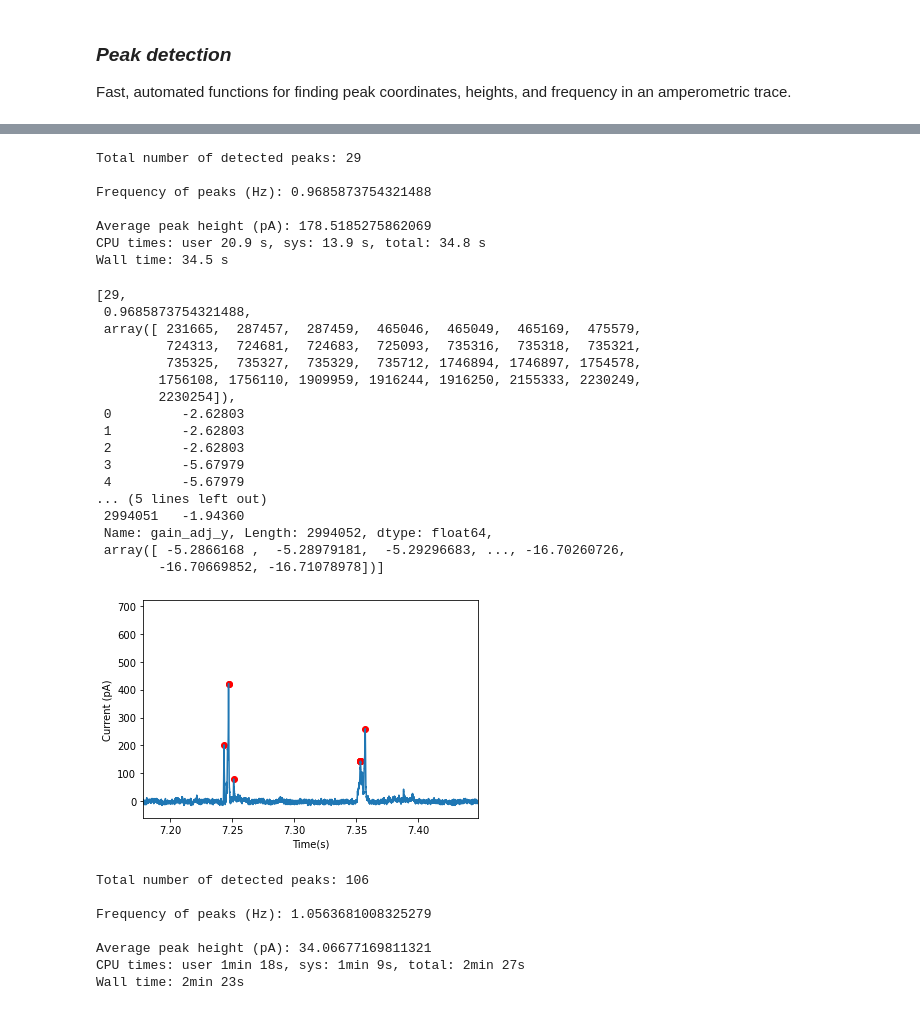
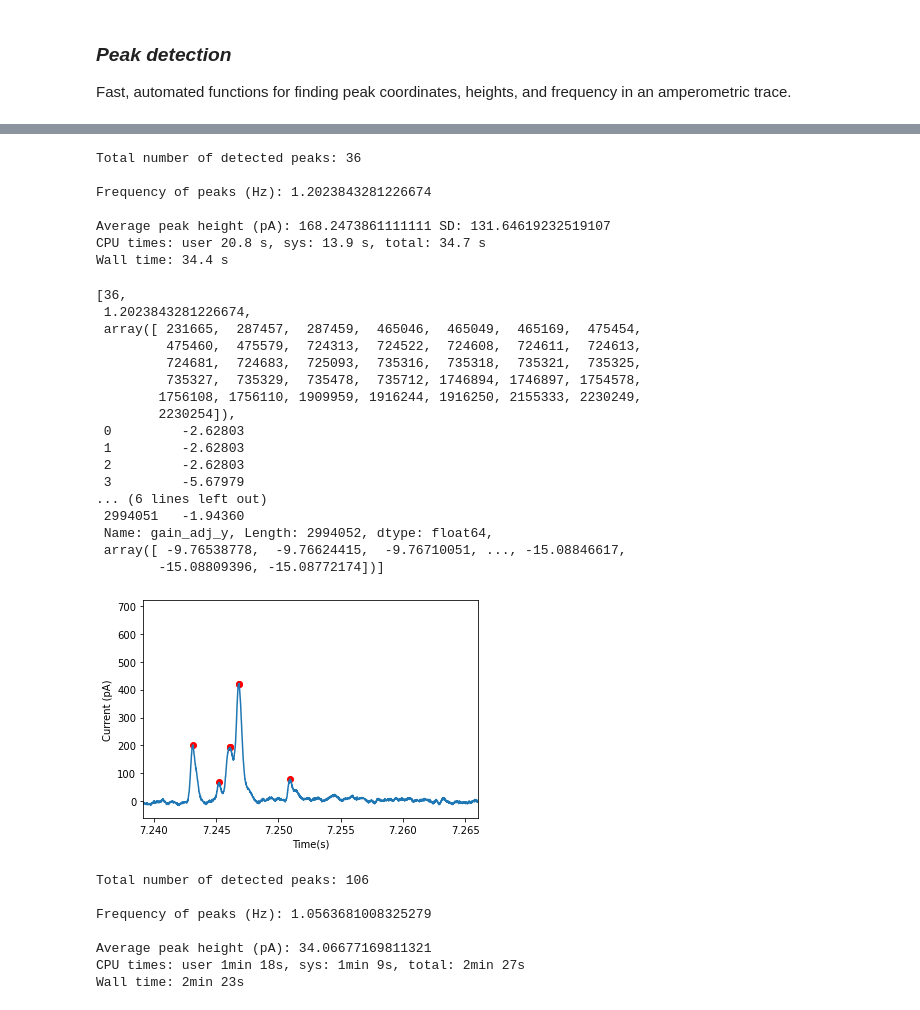
Before and after one commit to cmcalli716/SignalProcessing, a Jupyter notebook: SignalProcessing/Amperometry Signal Processing Software - Development Notebook .ipynb, the cells around one changed output, grey strips where cells are left out. Saved outputs shown, nothing was run; the diff lists cells and outputs as text; code cells hidden in the pictures.

```diff
--- a/SignalProcessing/Amperometry Signal Processing Software - Development Notebook .ipynb
+++ b/SignalProcessing/Amperometry Signal Processing Software - Development Notebook .ipynb
@@ -74,7 +118,7 @@ def peak_detector(file, SNR, wval, gain_adj, zoom = False):
     # Gain adjustment
     df['gain_adj_y'] = df[1] * gain_adj
     # Finding Baseline
-    bline = baseline_als_optimized(df['gain_adj_y'], 10e7, 0.001)
+    bline = baseline_als_optimized(df['gain_adj_y'], 10e9, 0.001)
     # Setting height threshold based on desired S/N Ratio
     hthresh = bline + SNR * df['gain_adj_y'].std()
     # Using scipy.signal.find_peaks() to analyze current data
@@ -86,13 +130,14 @@ def peak_detector(file, SNR, wval, gain_adj, zoom = False):
     peak_indices = peaks[0]
     # Finding average peak height
     av_ph = np.mean(ycoords)
+    std_ph = np.std(ycoords)
     # Calculate number of peaks
     npeaks = len(xcoords)
     freq = npeaks/(np.max(df[0]) - np.min(df[0]))
 
     # Find period of time with most peaks using histogram function
     # Determining number of bins (based on 300 ms window)
-    nbins = int(np.max(xcoords)/0.3)
+    nbins = int(np.max(xcoords)/0.03)
     # compute histogram
     pop, left_edges = np.histogram(xcoords, nbins)
     # Find zoom window
@@ -116,7 +161,7 @@ def peak_detector(file, SNR, wval, gain_adj, zoom = False):
 
     print("\nTotal number of detected peaks: " + str(npeaks))
     print('\nFrequency of peaks (Hz): ' + str(freq))
-    print("\nAverage peak height (pA): " + str(av_ph))
+    print("\nAverage peak height (pA): " + str(av_ph) + ' SD: ' + str(std_ph))
     return [npeaks, freq, peak_indices, df['gain_adj_y'], bline]
 # %%
 %%time
@@ -149,33 +194,33 @@ Wall time: 34.1 s
 [figure]
 # %%
 %%time
-peak_detector(testfile, 10, 35, 10, zoom = True)
+peak_detector(testfile, 10, 15, 10, zoom = True)
 # %% [output]
-Total number of detected peaks: 29
+Total number of detected peaks: 36
 
-Frequency of peaks (Hz): 0.9685873754321488
+Frequency of peaks (Hz): 1.2023843281226674
 
-Average peak height (pA): 178.5185275862069
-CPU times: user 20.9 s, sys: 13.9 s, total: 34.8 s
-Wall time: 34.5 s
+Average peak height (pA): 168.2473861111111 SD: 131.64619232519107
+CPU times: user 20.8 s, sys: 13.9 s, total: 34.7 s
+Wall time: 34.4 s
-[29,
- 0.9685873754321488,
- array([ 231665,  287457,  287459,  465046,  465049,  465169,  475579,
-         724313,  724681,  724683,  725093,  735316,  735318,  735321,
-         735325,  735327,  735329,  735712, 1746894, 1746897, 1754578,
+[36,
+ 1.2023843281226674,
+ array([ 231665,  287457,  287459,  465046,  465049,  465169,  475454,
+         475460,  475579,  724313,  724522,  724608,  724611,  724613,
+         724681,  724683,  725093,  735316,  735318,  735321,  735325,
+         735327,  735329,  735478,  735712, 1746894, 1746897, 1754578,
         1756108, 1756110, 1909959, 1916244, 1916250, 2155333, 2230249,
         2230254]),
  0         -2.62803
  1         -2.62803
  2         -2.62803
  3         -5.67979
- 4         -5.67979
-... (5 lines left out)
+... (6 lines left out)
  2994051   -1.94360
  Name: gain_adj_y, Length: 2994052, dtype: float64,
- array([ -5.2866168 ,  -5.28979181,  -5.29296683, ..., -16.70260726,
-        -16.70669852, -16.71078978])]
+ array([ -9.76538778,  -9.76624415,  -9.76710051, ..., -15.08846617,
+        -15.08809396, -15.08772174])]
-[figure, old version]
+[figure, new version]
 # %%
 %%time
 peak_detector(testfile2, 10, 20, 10)
```
Also changed, not shown: parts of 11 cells of this notebook, 1 other file.
